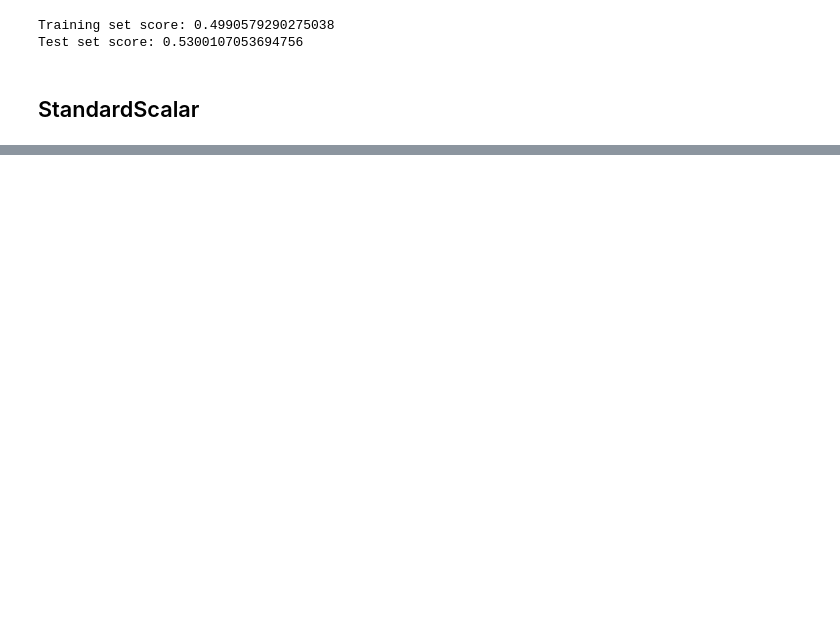
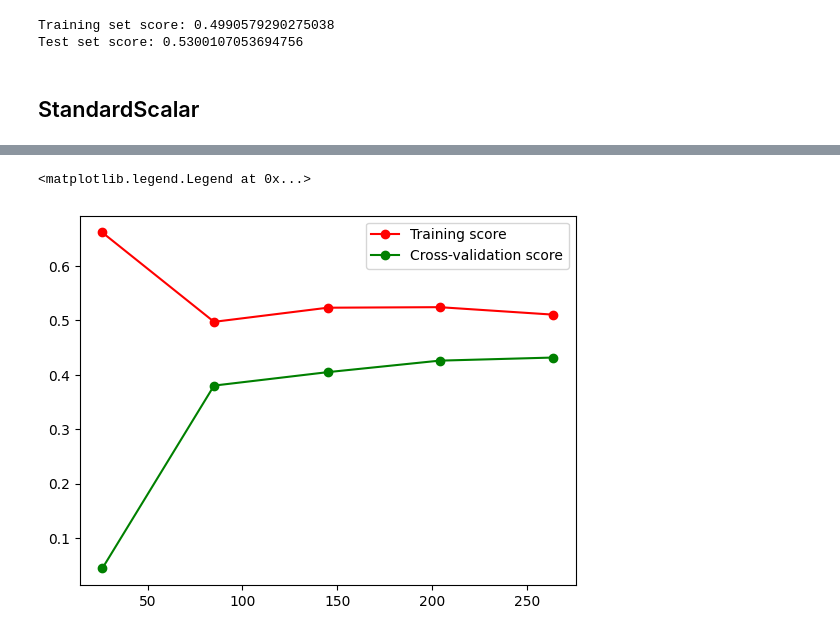
Before and after one commit to mbeps/Machine-Learning-Assignment-2, a Jupyter notebook: Assignment_2.ipynb, the cells around one changed output, grey strips where cells are left out. Drawn from its saved outputs; the diff is of its cells as text; code cells hidden in the pictures; blank space fills up the shorter version.

```diff
--- a/Assignment_2.ipynb
+++ b/Assignment_2.ipynb
@@ -87,0 +122,14 @@ Test set score: -20.099274177977286
+# %%
+# plot learning curve for Lasso with alpha=0.01, 0.1, 1, 10
+from sklearn.model_selection import learning_curve
+train_sizes, train_scores, test_scores = learning_curve(Lasso(alpha=0.01, max_iter=100000), X_train_scaled, y_train, train_sizes=np.linspace(0.1, 1.0, 5), cv=5)
+train_scores_mean = np.mean(train_scores, axis=1)
+train_scores_std = np.std(train_scores, axis=1)
+test_scores_mean = np.mean(test_scores, axis=1)
+test_scores_std = np.std(test_scores, axis=1)
+plt.plot(train_sizes, train_scores_mean, 'o-', color="r", label="Training score")
+plt.plot(train_sizes, test_scores_mean, 'o-', color="g", label="Cross-validation score")
+plt.legend(loc="best")
+# %% [output]
+<matplotlib.legend.Legend at 0x...>
+[figure, added]
```
Also changed, not shown: parts of 14 cells of this notebook.
